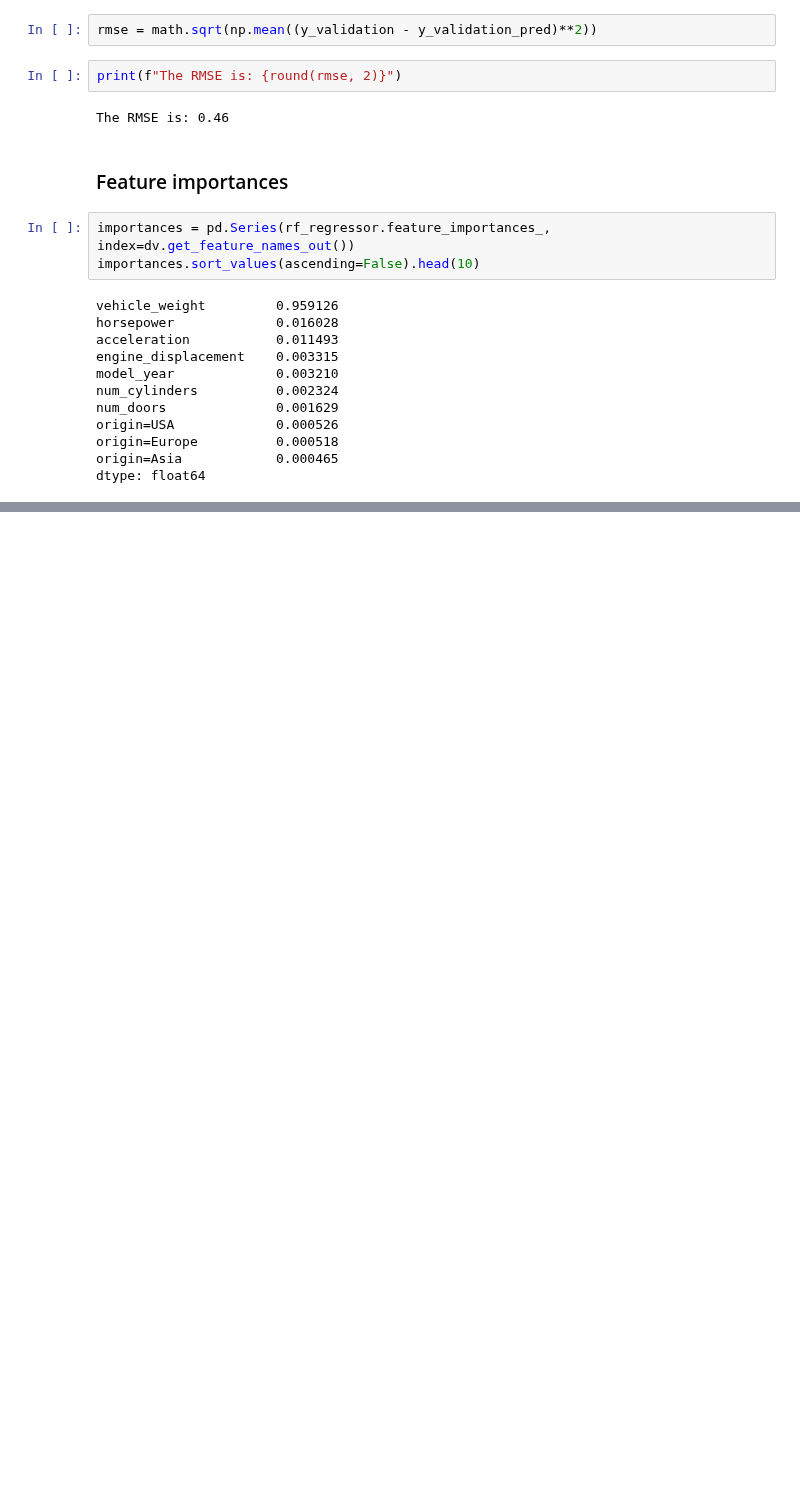
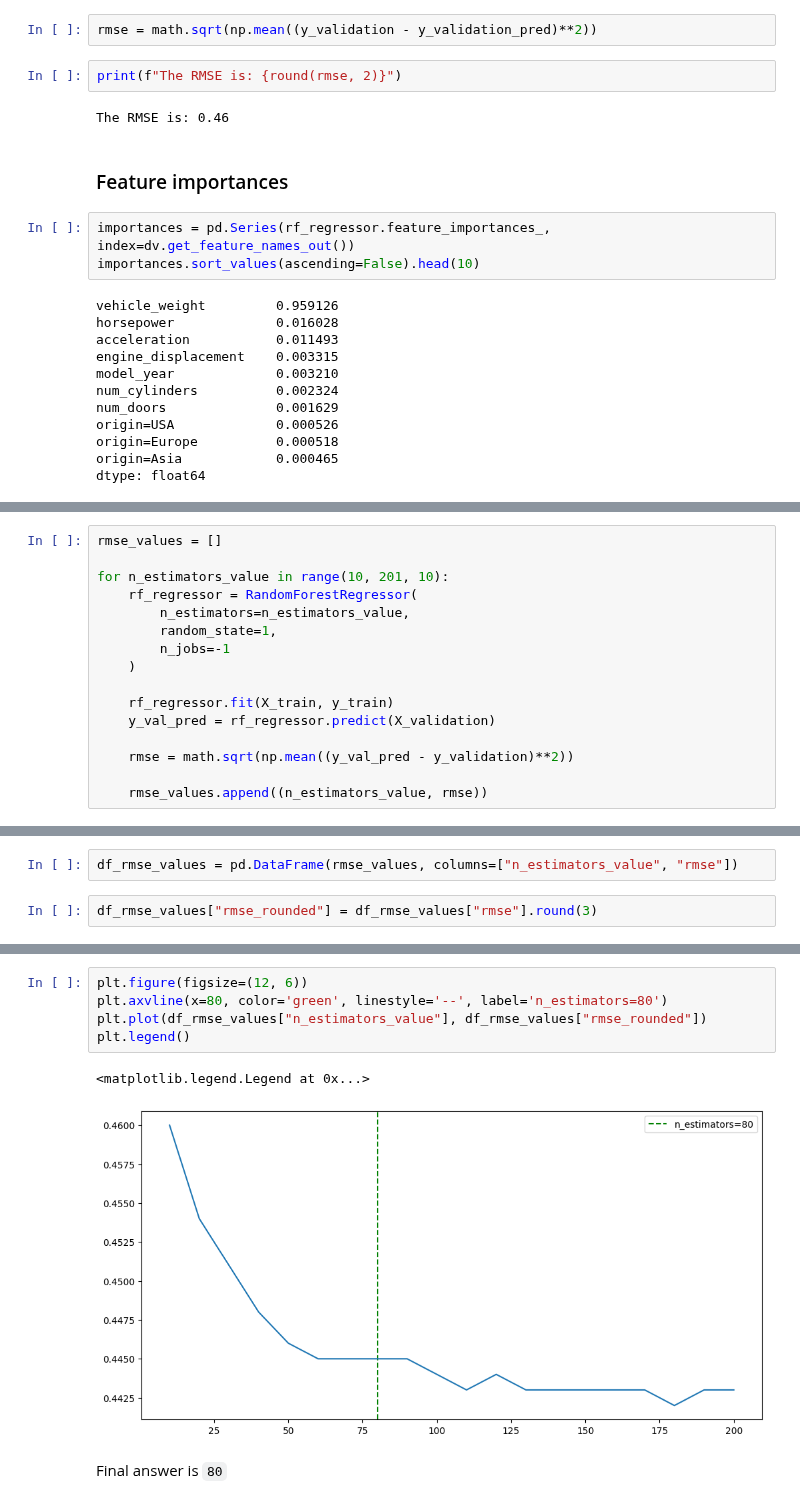
Before and after one commit to ArkadiyShuvaev/machine-learning-zoomcamp, a Jupyter notebook: src/06-trees/06-trees.ipynb, the cells around one changed output, grey strips where cells are left out. Saved outputs shown, nothing was run; the diff lists cells and outputs as text; blank space fills up the shorter version.

```diff
--- a/src/06-trees/06-trees.ipynb
+++ b/src/06-trees/06-trees.ipynb
@@ -291,0 +313,16 @@ dtype: float64
+# %%
+rmse_values = []
+
+for n_estimators_value in range(10, 201, 10):
+    rf_regressor = RandomForestRegressor(
+        n_estimators=n_estimators_value,
+        random_state=1,
+        n_jobs=-1
+    )
+
+    rf_regressor.fit(X_train, y_train)
+    y_val_pred = rf_regressor.predict(X_validation)
+
+    rmse = math.sqrt(np.mean((y_val_pred - y_validation)**2))
+
+    rmse_values.append((n_estimators_value, rmse))
@@ -291,0 +352,4 @@ dtype: float64
+# %%
+df_rmse_values = pd.DataFrame(rmse_values, columns=["n_estimators_value", "rmse"])
+# %%
+df_rmse_values["rmse_rounded"] = df_rmse_values["rmse"].round(3)
@@ -291,0 +376,10 @@ dtype: float64
+# %%
+plt.figure(figsize=(12, 6))
+plt.axvline(x=80, color='green', linestyle='--', label='n_estimators=80')
+plt.plot(df_rmse_values["n_estimators_value"], df_rmse_values["rmse_rounded"])
+plt.legend()
+# %% [output]
+<matplotlib.legend.Legend at 0x...>
+[figure, added]
+# %% [markdown]
+Final answer is `80`
```
Also changed, not shown: parts of 5 cells of this notebook.
